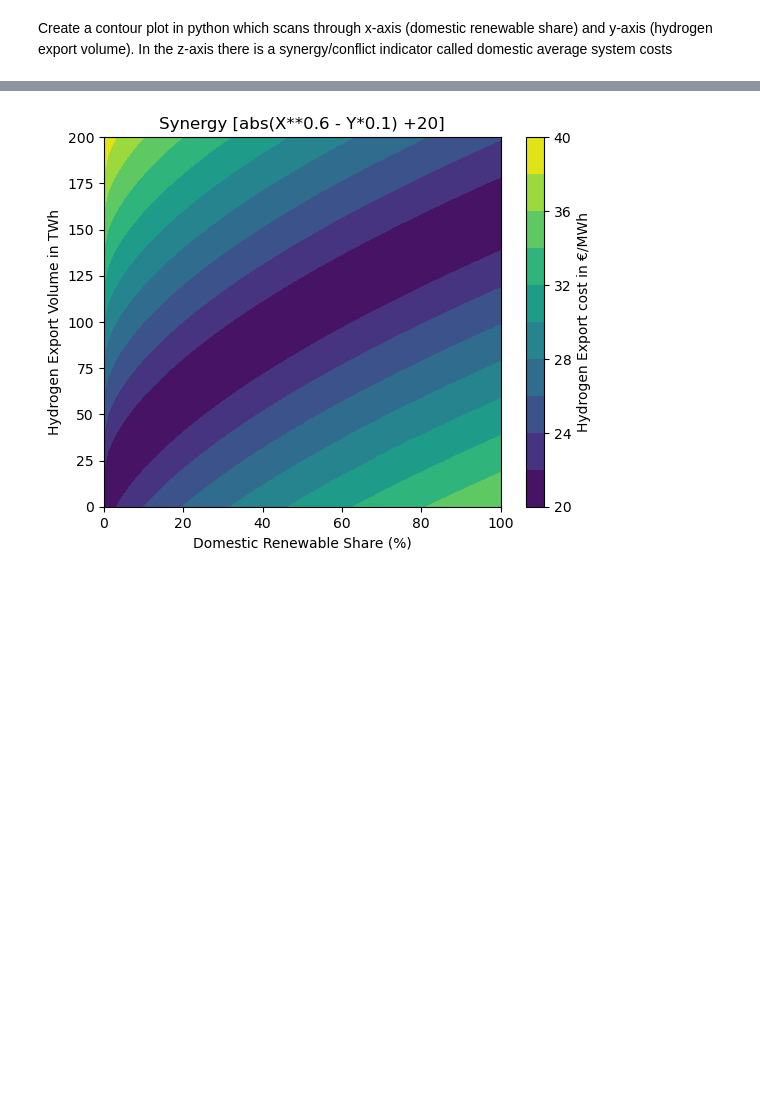
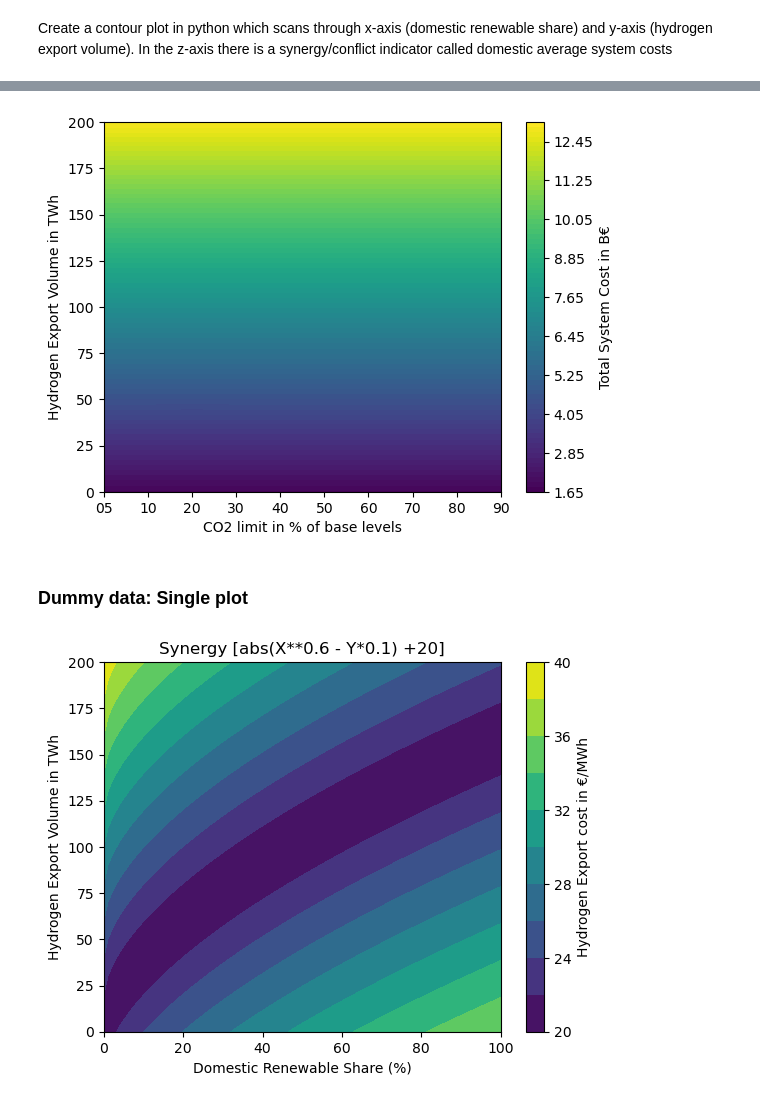
Before and after one commit to energyLS/aldehyde, a Jupyter notebook: workflow/notebooks/ contour_plot.ipynb, the cells around one changed output, grey strips where cells are left out. Saved outputs shown, nothing was run; the diff lists cells and outputs as text; code cells hidden in the pictures; blank space fills up the shorter version.

```diff
--- a/workflow/notebooks/ contour_plot.ipynb
+++ b/workflow/notebooks/ contour_plot.ipynb
@@ -5,3 +49,19 @@ OUTPUT='/mnt/c/Users/scl38887/Documents/git/aldehyde/results/graphics/first_resu
+# %%
+# Plot a contour plot of the data having the y-axis the column "h2export", x-axis the column "sopts", and the z-axis the column "cost"
+plt.contourf(x,y,cost, levels=100)
+plt.xlabel('CO2 limit in % of base levels')
+plt.ylabel('Hydrogen Export Volume in TWh')
+#plt.title('Synergy [abs(X**0.6 - Y*0.1) +20]')
+plt.colorbar().set_label('Total System Cost in B€')
+
+# Save the plot
+plt.savefig(OUTPUT+'contour_plot_totalsystemcost.pdf', bbox_inches='tight')
+
+plt.show()
+# %% [output]
+[figure, added]
+# %% [markdown]
+### Dummy data: Single plot
 # %%
 import matplotlib.pyplot as plt
 import numpy as np
```
Also changed, not shown: parts of 9 cells of this notebook.
